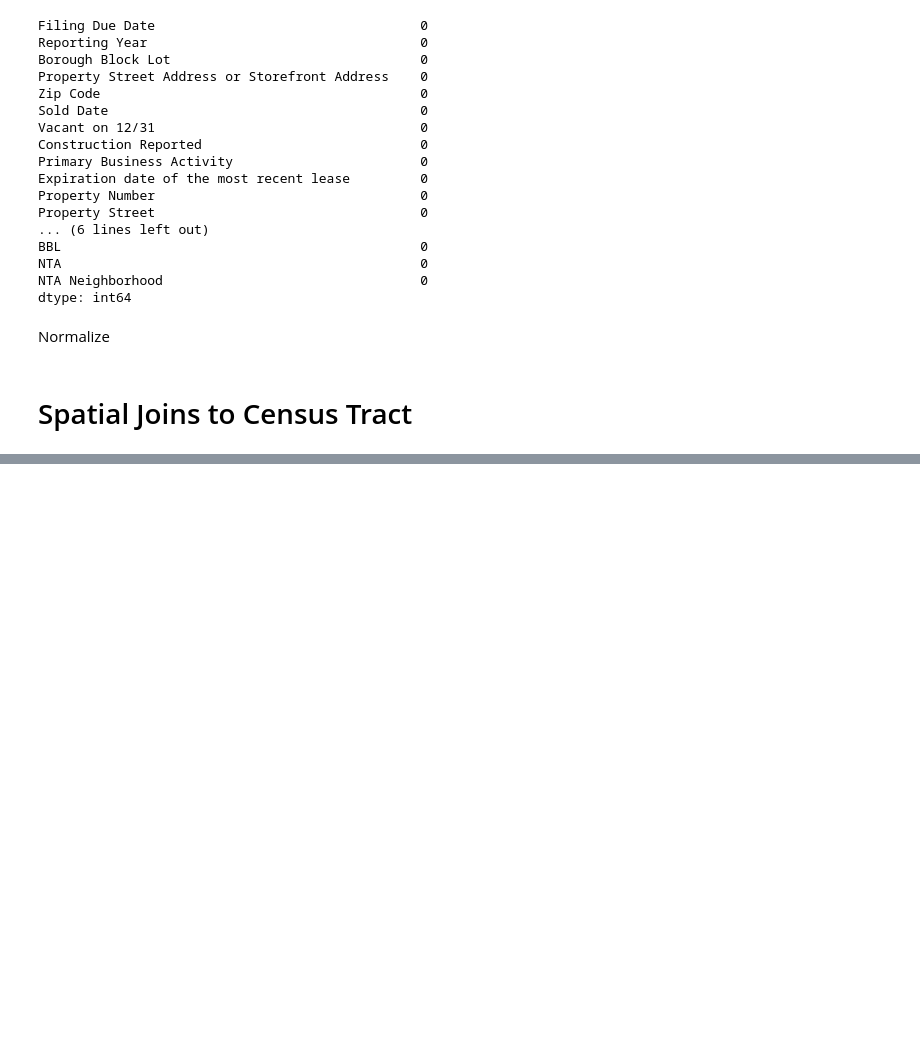
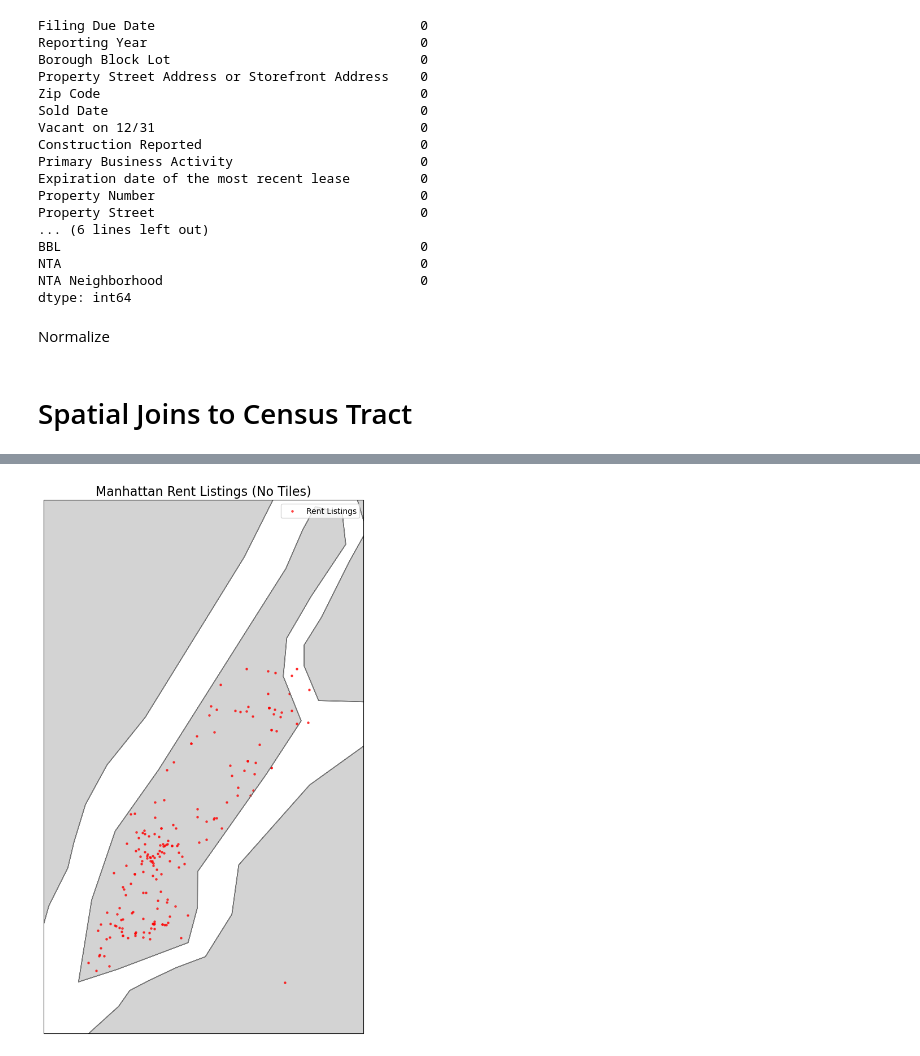
Before and after one commit to bigburko/nyc-busyness, a Jupyter notebook: etl/rent_score/rent_score copy.ipynb, the cells around one changed output, grey strips where cells are left out. Drawn from its saved outputs; the diff is of its cells as text; code cells hidden in the pictures; blank space fills up the shorter version.

Commit message:
feat: confirmed that rental data has no plots for upper new york

```diff
--- a/etl/rent_score/rent_score copy.ipynb
+++ b/etl/rent_score/rent_score copy.ipynb
@@ -872,0 +937,49 @@ Higher scores indicate areas with higher rent burden/cost.
+# %%
+import pandas as pd
+import geopandas as gpd
+import matplotlib.pyplot as plt
+import cartopy.crs as ccrs
+import cartopy.feature as cfeature
+from shapely.geometry import Point
+
+# Load listings
+listings = pd.read_csv("manhattan_listings_with_coordinates.csv")
+listings = listings.dropna(subset=["longitude", "latitude"])
+listings = listings[(listings["longitude"] < -73) & (listings["latitude"] > 40)]
+
+# Convert to GeoDataFrame
+geometry = [Point(xy) for xy in zip(listings["longitude"], listings["latitude"])]
+gdf_listings = gpd.GeoDataFrame(listings, geometry=geometry, crs="EPSG:4326")
+
+# Manhattan bounding box
+min_lon, max_lon = -74.03, -73.91
+min_lat, max_lat = 40.68, 40.88
+
+# Plot
+fig = plt.figure(figsize=(10, 10))
+ax = plt.axes(projection=ccrs.PlateCarree())
+ax.set_extent([min_lon, max_lon, min_lat, max_lat], crs=ccrs.PlateCarree())
+
+# Add basic features
+ax.add_feature(cfeature.LAND, facecolor='lightgray')
+ax.add_feature(cfeature.BORDERS, linestyle=':')
+ax.add_feature(cfeature.COASTLINE)
+ax.add_feature(cfeature.STATES, edgecolor='gray')
+
+# Plot listings
+ax.scatter(
+    gdf_listings["longitude"],
+    gdf_listings["latitude"],
+    color='red',
+    s=5,
+    alpha=0.7,
+    transform=ccrs.PlateCarree(),
+    label='Rent Listings'
+)
+
+plt.title("Manhattan Rent Listings (No Tiles)", fontsize=16)
+plt.legend()
+plt.tight_layout()
+plt.show()
+# %% [output]
+[figure, added]
```
Also changed, not shown: parts of 3 cells of this notebook, 2 other files.
